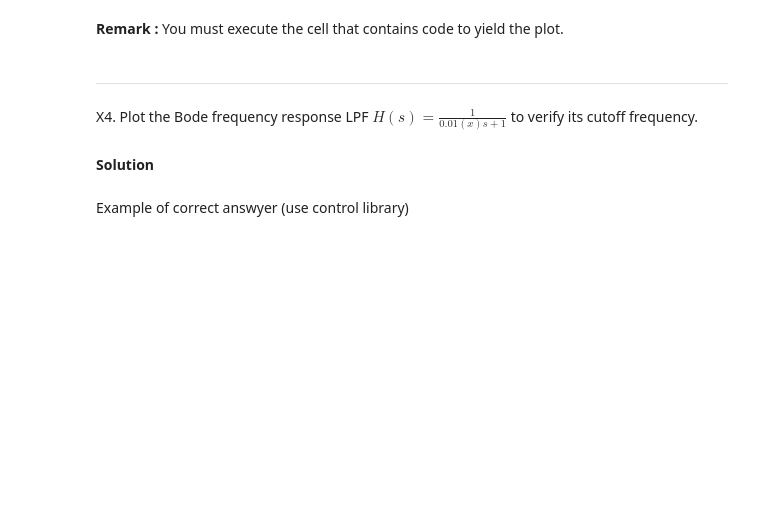
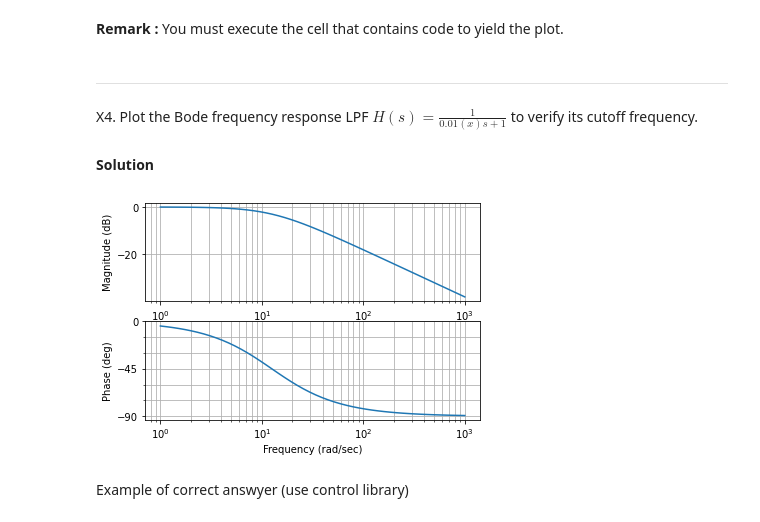
Before and after one commit to KunanonJ/Task-iot, a Jupyter notebook: midterm01205479_20_heading.ipynb, the cells around one changed output. Drawn from its saved outputs; the diff is of its cells as text; code cells hidden in the pictures; blank space fills up the shorter version.

```diff
--- a/midterm01205479_20_heading.ipynb
+++ b/midterm01205479_20_heading.ipynb
@@ -177,6 +212,13 @@ plt.legend(["Vs(t)","Vl(t)"])
 X4. Plot the Bode frequency response LPF $H(s) = \frac{1}{0.01(x)s+1}$ to verify its cutoff frequency.
 
 #### Solution
+# %%
+num = 1
+den = [0.01*X,1]  # x = 8
+H = ctl.tf(num,den)
+mag, ph, om = ctl.bode_plot(H, dB = True)
+# %% [output]
+[figure, added]
 # %% [markdown]
 Example of correct answyer (use control library)
 # %%
```
Also changed, not shown: parts of 4 cells of this notebook.
